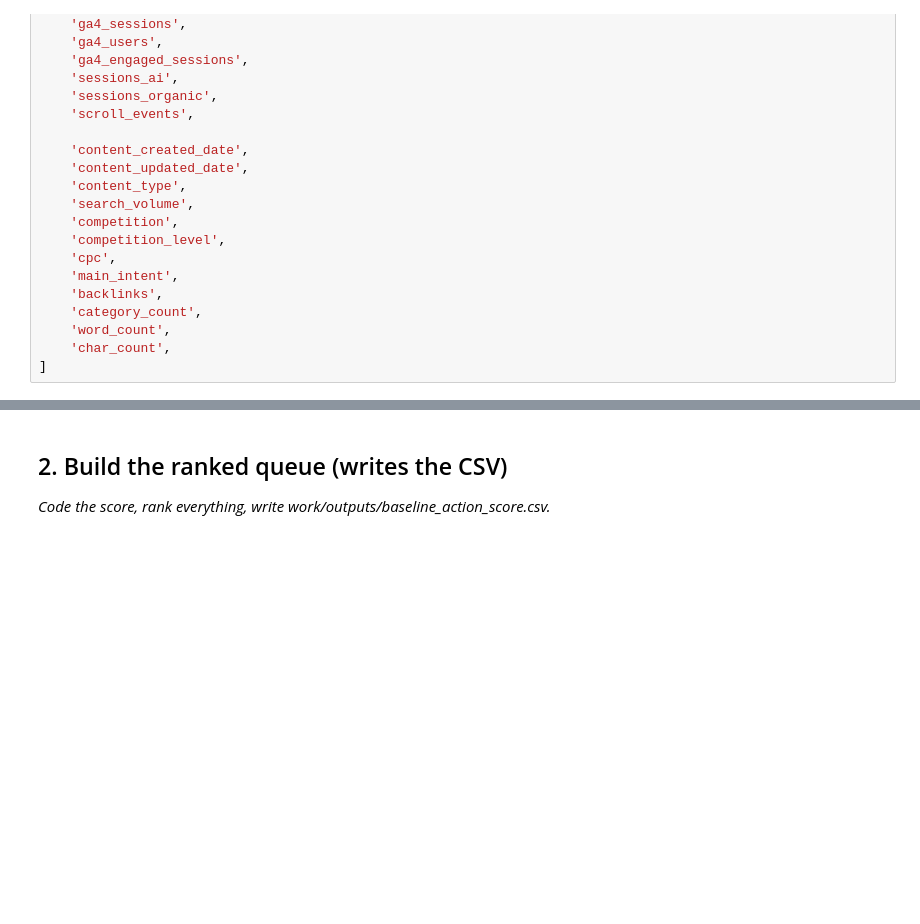
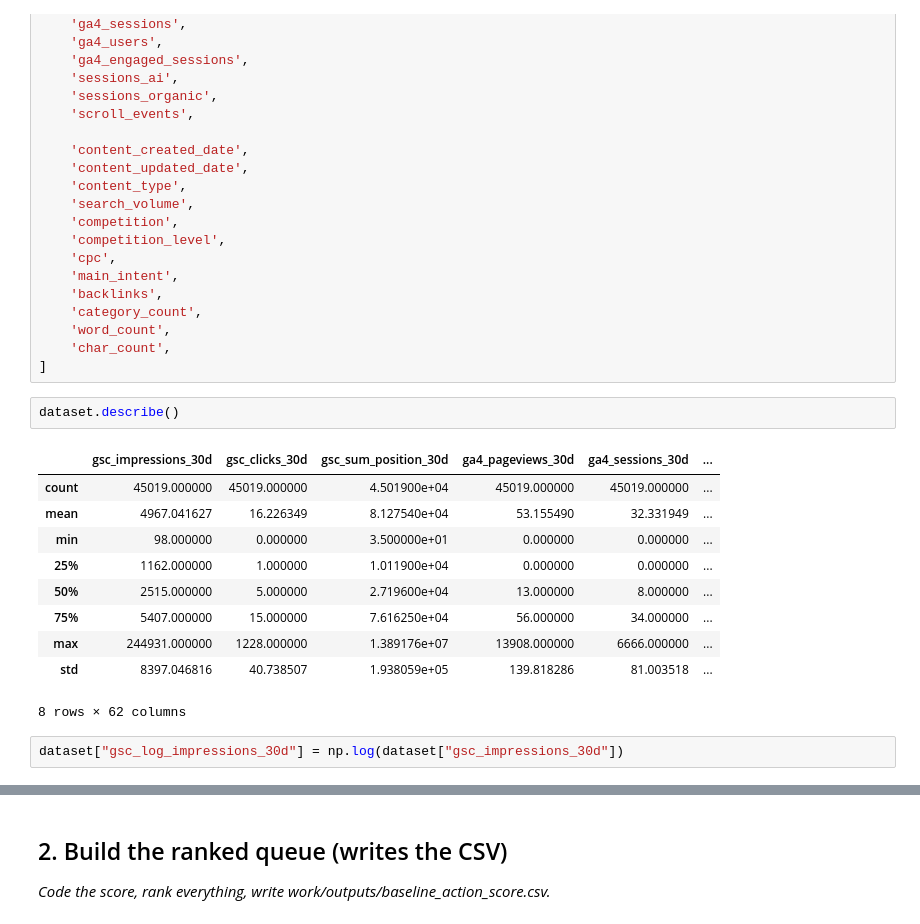
Before and after one commit to octane21/flyrank-internship-ML, a Jupyter notebook: work/notebooks/w04_baseline_score.ipynb, the cells around one changed output, grey strips where cells are left out. Drawn from its saved outputs; the diff is of its cells as text; blank space fills up the shorter version.

```diff
--- a/work/notebooks/w04_baseline_score.ipynb
+++ b/work/notebooks/w04_baseline_score.ipynb
@@ -301,3 +536,18 @@ feature_cols = [
     'word_count',
     'char_count',
 ]
+# %%
+dataset.describe()
+# %% [output]
+|  | gsc_impressions_30d | gsc_clicks_30d | gsc_sum_position_30d | ga4_pageviews_30d | ga4_sessions_30d | ... |
+| count | 45019.000000 | 45019.000000 | 4.501900e+04 | 45019.000000 | 45019.000000 | ... |
+| mean | 4967.041627 | 16.226349 | 8.127540e+04 | 53.155490 | 32.331949 | ... |
+| min | 98.000000 | 0.000000 | 3.500000e+01 | 0.000000 | 0.000000 | ... |
+| 25% | 1162.000000 | 1.000000 | 1.011900e+04 | 0.000000 | 0.000000 | ... |
+| 50% | 2515.000000 | 5.000000 | 2.719600e+04 | 13.000000 | 8.000000 | ... |
+| 75% | 5407.000000 | 15.000000 | 7.616250e+04 | 56.000000 | 34.000000 | ... |
+| max | 244931.000000 | 1228.000000 | 1.389176e+07 | 13908.000000 | 6666.000000 | ... |
+| std | 8397.046816 | 40.738507 | 1.938059e+05 | 139.818286 | 81.003518 | ... |
+8 rows × 62 columns
+# %%
+dataset["gsc_log_impressions_30d"] = np.log(dataset["gsc_impressions_30d"])
```
Also changed, not shown: parts of 26 cells of this notebook.
